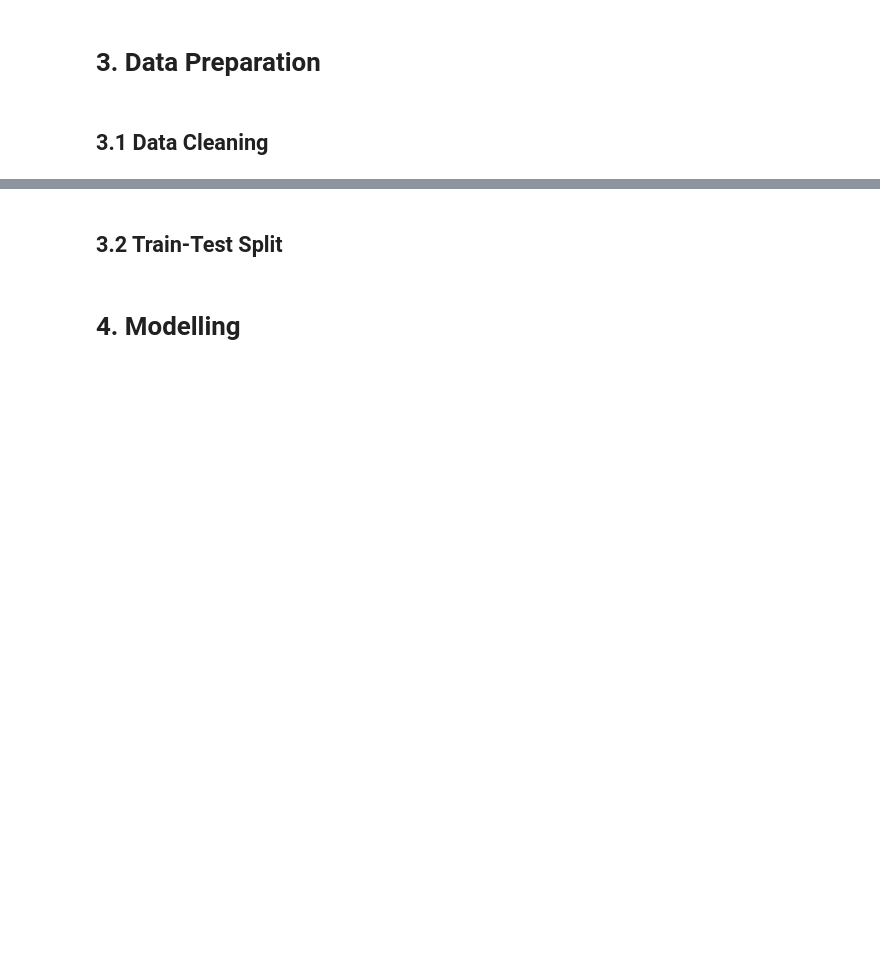
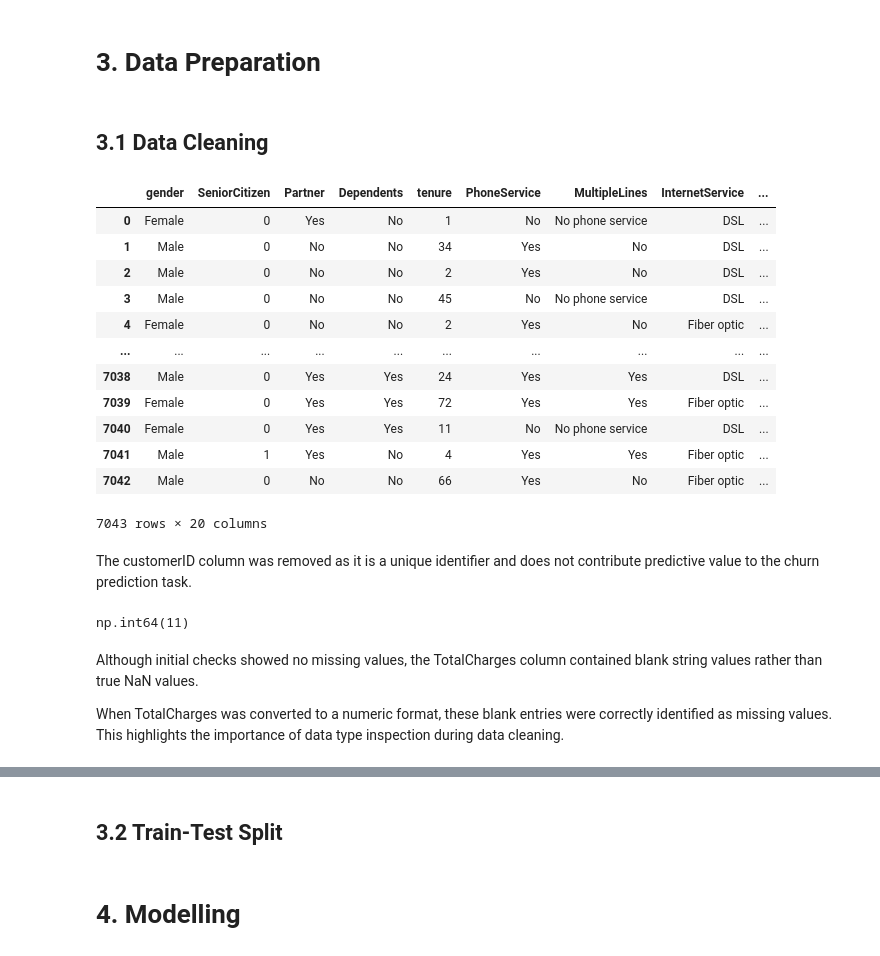
Before and after one commit to AWX-TP/mldp-project, a Jupyter notebook: MLDP Program Codes Submission Template.ipynb, the cells around one changed output, grey strips where cells are left out. Cells and saved outputs as stored; diff of their text form; code cells hidden in the pictures; blank space fills up the shorter version.

Commit message:
Data cleaning and preprocessing preparation

```diff
--- a/MLDP Program Codes Submission Template.ipynb
+++ b/MLDP Program Codes Submission Template.ipynb
@@ -299,3 +299,35 @@ There is a weaker correlation between MonthlyCharges and tenure, suggesting that
 ## 3.1 Data Cleaning
 # %%
 ## Clean data
+## Drop column
+df_clean = df.copy()
+df_clean.drop(columns=["customerID"], inplace=True)
+df_clean
+# %% [output]
+|  | gender | SeniorCitizen | Partner | Dependents | tenure | PhoneService | MultipleLines | InternetService | ... |
+| 0 | Female | 0 | Yes | No | 1 | No | No phone service | DSL | ... |
+| 1 | Male | 0 | No | No | 34 | Yes | No | DSL | ... |
+| 2 | Male | 0 | No | No | 2 | Yes | No | DSL | ... |
+| 3 | Male | 0 | No | No | 45 | No | No phone service | DSL | ... |
+| 4 | Female | 0 | No | No | 2 | Yes | No | Fiber optic | ... |
+| ... | ... | ... | ... | ... | ... | ... | ... | ... | ... |
+| 7038 | Male | 0 | Yes | Yes | 24 | Yes | Yes | DSL | ... |
+| 7039 | Female | 0 | Yes | Yes | 72 | Yes | Yes | Fiber optic | ... |
+| 7040 | Female | 0 | Yes | Yes | 11 | No | No phone service | DSL | ... |
+| 7041 | Male | 1 | Yes | No | 4 | Yes | Yes | Fiber optic | ... |
+| 7042 | Male | 0 | No | No | 66 | Yes | No | Fiber optic | ... |
+7043 rows × 20 columns
+# %% [markdown]
+The customerID column was removed as it is a unique identifier and does not
+contribute predictive value to the churn prediction task.
+# %%
+df_clean["TotalCharges"] = pd.to_numeric(
+    df_clean["TotalCharges"], errors="coerce"
+)
+df_clean["TotalCharges"].isnull().sum()
+# %% [output]
+np.int64(11)
+# %% [markdown]
+Although initial checks showed no missing values, the TotalCharges column contained blank string values rather than true NaN values.
+
+When TotalCharges was converted to a numeric format, these blank entries were correctly identified as missing values. This highlights the importance of data type inspection during data cleaning.
```
Also changed, not shown: parts of 3 cells of this notebook.
